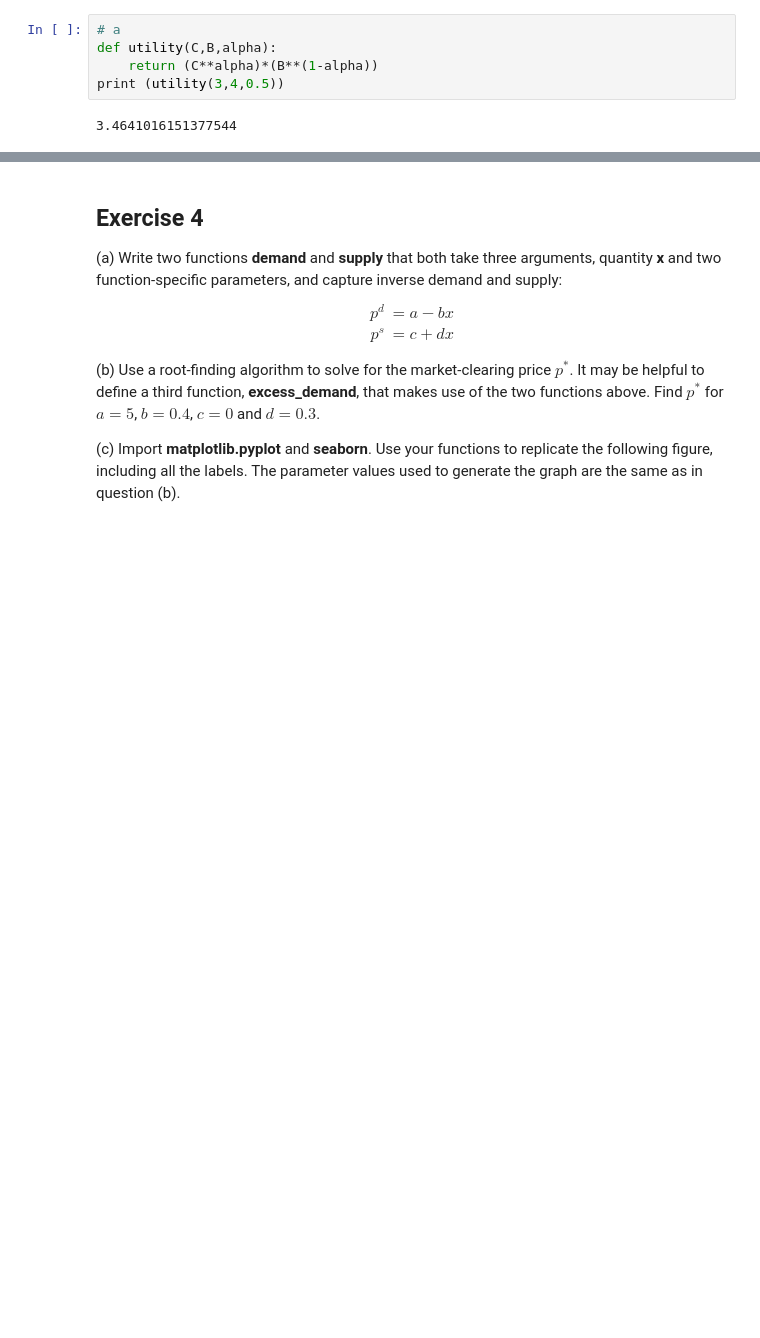
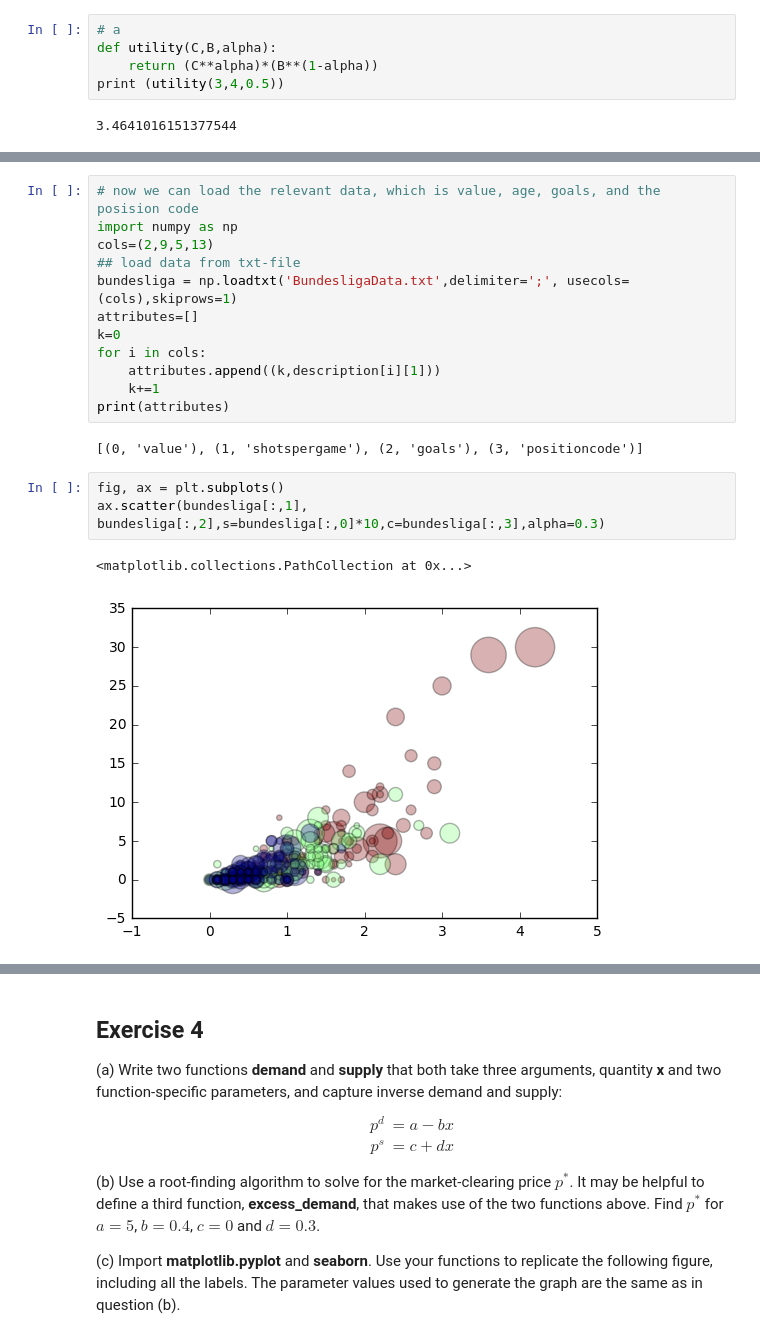
Before and after one commit to Moony2D/Python-Intro-ifo, a Jupyter notebook: PS_Scipy.ipynb, the cells around one changed output, grey strips where cells are left out. Cells and saved outputs as stored; diff of their text form; blank space fills up the shorter version.

```diff
--- a/PS_Scipy.ipynb
+++ b/PS_Scipy.ipynb
@@ -102,0 +121,20 @@ In this exercis we will make some analysis on the value of football players.
+# %%
+# now we can load the relevant data, which is value, age, goals, and the posision code
+import numpy as np
+cols=(2,9,5,13)
+## load data from txt-file
+bundesliga = np.loadtxt('BundesligaData.txt',delimiter=';', usecols=(cols),skiprows=1)
+attributes=[]
+k=0
+for i in cols:
+    attributes.append((k,description[i][1]))
+    k+=1
+print(attributes)
+# %% [output]
+[(0, 'value'), (1, 'shotspergame'), (2, 'goals'), (3, 'positioncode')]
+# %%
+fig, ax = plt.subplots()
+ax.scatter(bundesliga[:,1], bundesliga[:,2],s=bundesliga[:,0]*10,c=bundesliga[:,3],alpha=0.3)
+# %% [output]
+<matplotlib.collections.PathCollection at 0x...>
+[figure, added]
```
Also changed, not shown: parts of 17 cells of this notebook, 1 other file.
